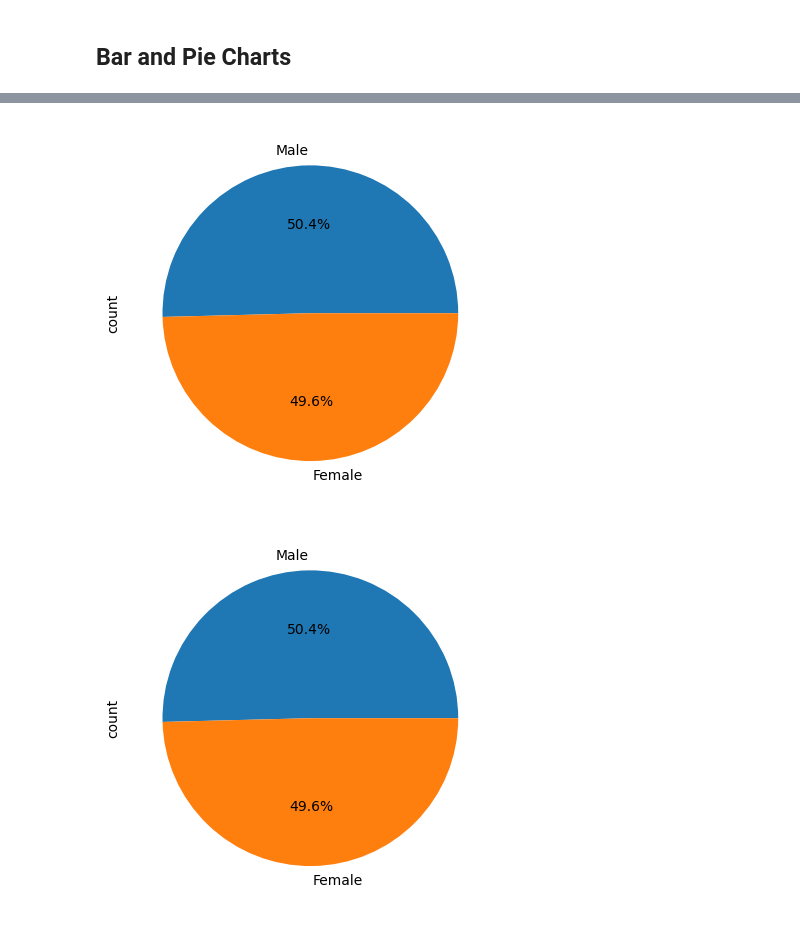
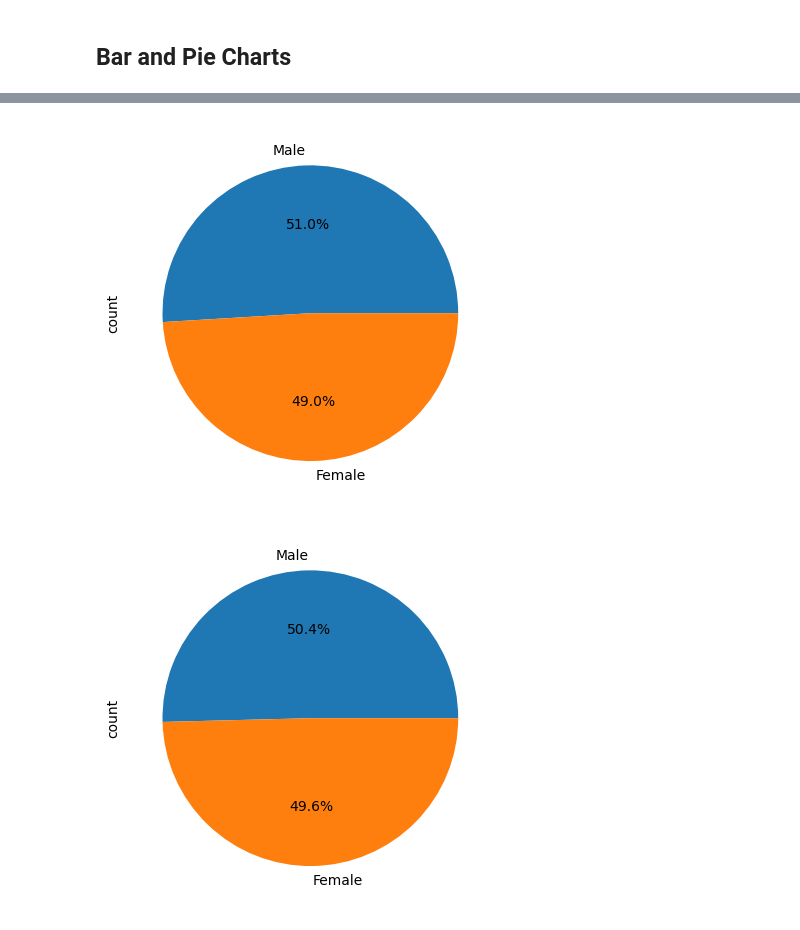
Before and after one commit to eliu14/data-visualization-challenge, a Jupyter notebook: Pymaceuticals/main_notebook.ipynb, the cells around one changed output, grey strips where cells are left out. Cells and saved outputs as stored; diff of their text form; code cells hidden in the pictures.

```diff
--- a/Pymaceuticals/main_notebook.ipynb
+++ b/Pymaceuticals/main_notebook.ipynb
@@ -67,4 +68,6 @@ duplicate_mice_data
 | 1592 | g989 | Propriva | Female | 21 | 26 | 35 | 62.570880 | ... |
 # %%
 # Create a clean DataFrame by dropping the duplicate mouse by its ID.
+clean_df = mice_data.drop(index=duplicate_mice_data.index)
+clean_df.head(5)
 # %% [output]
@@ -131,12 +169,13 @@ duplicate_mice_data
 # %%
 # Generate a pie chart, using Pandas, showing the distribution of unique female versus male mice used in the study
 
 # Get the unique mice with their gender
-
-
+group_by_gender = clean_df.groupby("Sex")["Mouse ID"].count().sort_values(ascending=False)
+group_by_gender
 # Make the pie chart
+pandas_pie_chart = group_by_gender.plot(kind="pie", y="count", ylabel="count", autopct='%.1f%%')
 # %% [output]
-[figure, old version]
+[figure, new version]
 # %%
 # Generate a pie chart, using pyplot, showing the distribution of unique female versus male mice used in the study
 
```
Also changed, not shown: parts of 8 cells of this notebook.
